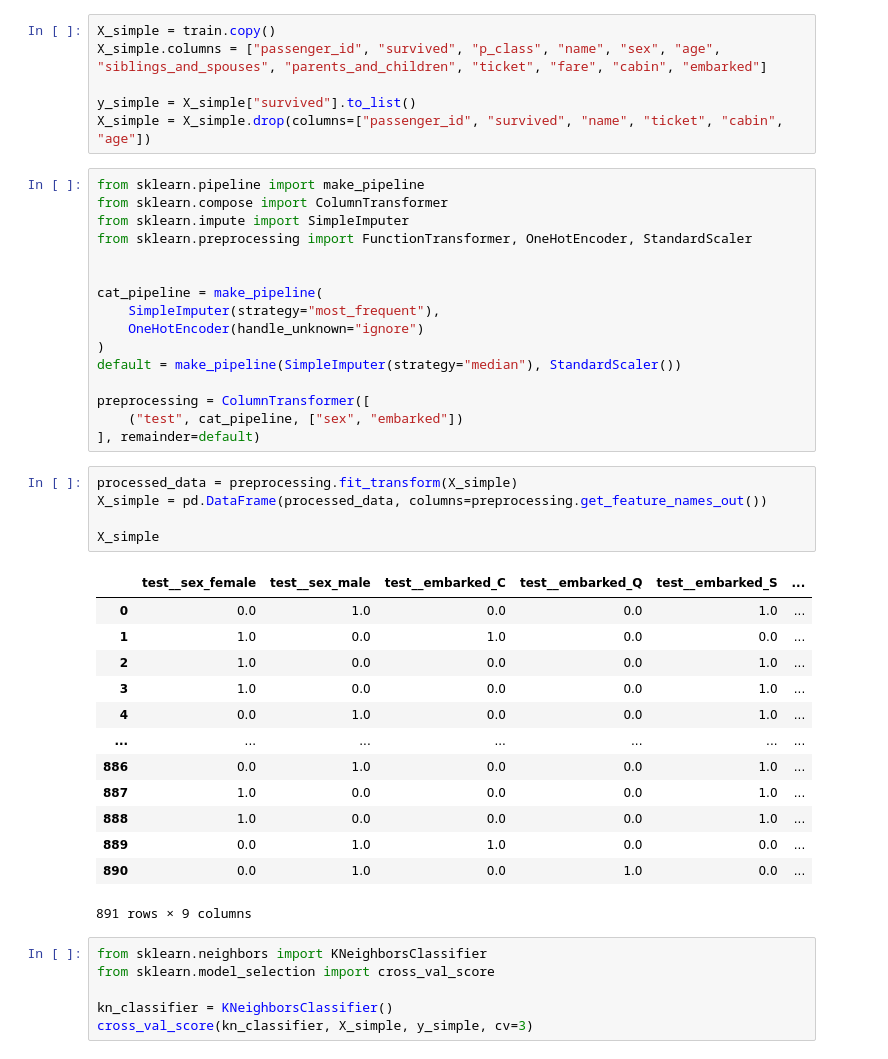
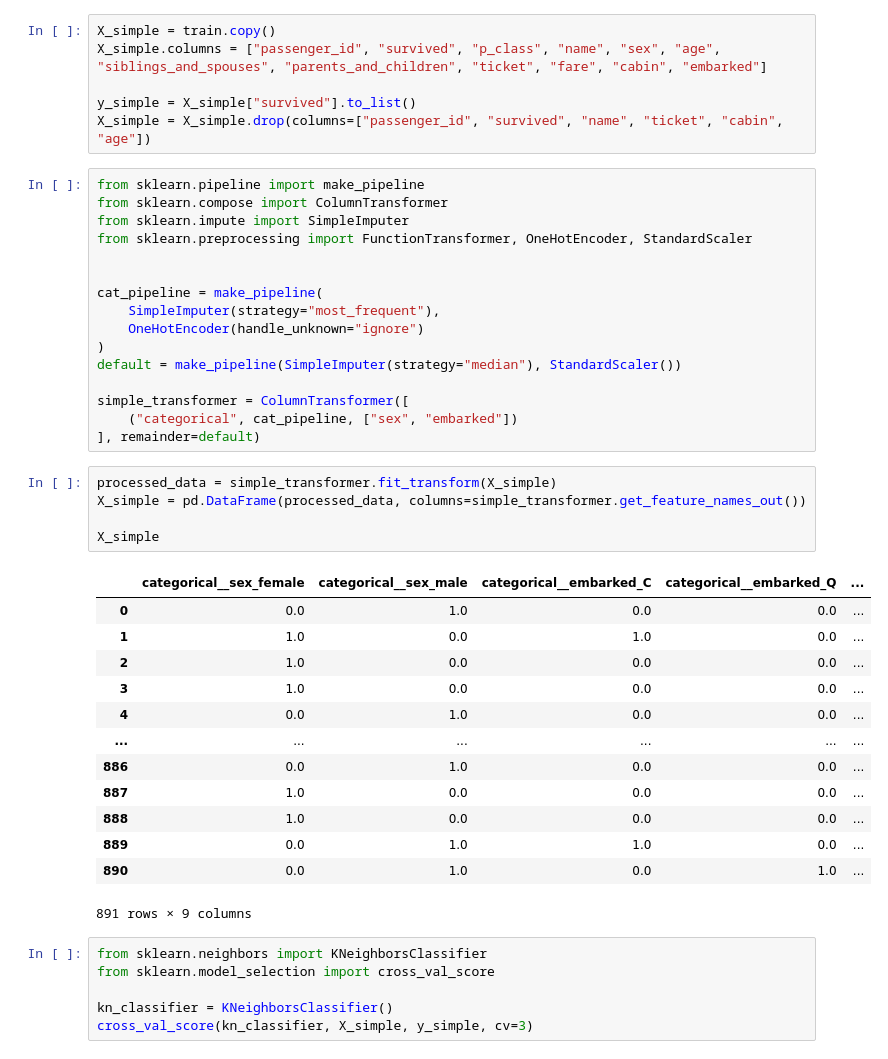
Before and after one commit to ndl284/learning_ml, a Jupyter notebook: notebooks/excercises/Chapter 3 Exercises.ipynb, the cells around one changed output. Saved outputs shown, nothing was run; the diff lists cells and outputs as text.

Commit message:
Update Ch3 Q2
Pipelines for data processing and trying two models.

```diff
--- a/notebooks/excercises/Chapter 3 Exercises.ipynb
+++ b/notebooks/excercises/Chapter 3 Exercises.ipynb
@@ -504,27 +504,27 @@ cat_pipeline = make_pipeline(
 )
 default = make_pipeline(SimpleImputer(strategy="median"), StandardScaler())
 
-preprocessing = ColumnTransformer([
-    ("test", cat_pipeline, ["sex", "embarked"])
+simple_transformer = ColumnTransformer([
+    ("categorical", cat_pipeline, ["sex", "embarked"])
 ], remainder=default)
 # %%
-processed_data = preprocessing.fit_transform(X_simple)
-X_simple = pd.DataFrame(processed_data, columns=preprocessing.get_feature_names_out())
+processed_data = simple_transformer.fit_transform(X_simple)
+X_simple = pd.DataFrame(processed_data, columns=simple_transformer.get_feature_names_out())
 
 X_simple
 # %% [output]
-|  | test__sex_female | test__sex_male | test__embarked_C | test__embarked_Q | test__embarked_S | ... |
-| 0 | 0.0 | 1.0 | 0.0 | 0.0 | 1.0 | ... |
-| 1 | 1.0 | 0.0 | 1.0 | 0.0 | 0.0 | ... |
-| 2 | 1.0 | 0.0 | 0.0 | 0.0 | 1.0 | ... |
-| 3 | 1.0 | 0.0 | 0.0 | 0.0 | 1.0 | ... |
-| 4 | 0.0 | 1.0 | 0.0 | 0.0 | 1.0 | ... |
-| ... | ... | ... | ... | ... | ... | ... |
-| 886 | 0.0 | 1.0 | 0.0 | 0.0 | 1.0 | ... |
-| 887 | 1.0 | 0.0 | 0.0 | 0.0 | 1.0 | ... |
-| 888 | 1.0 | 0.0 | 0.0 | 0.0 | 1.0 | ... |
-| 889 | 0.0 | 1.0 | 1.0 | 0.0 | 0.0 | ... |
-| 890 | 0.0 | 1.0 | 0.0 | 1.0 | 0.0 | ... |
+|  | categorical__sex_female | categorical__sex_male | categorical__embarked_C | categorical__embarked_Q | ... |
+| 0 | 0.0 | 1.0 | 0.0 | 0.0 | ... |
+| 1 | 1.0 | 0.0 | 1.0 | 0.0 | ... |
+| 2 | 1.0 | 0.0 | 0.0 | 0.0 | ... |
+| 3 | 1.0 | 0.0 | 0.0 | 0.0 | ... |
+| 4 | 0.0 | 1.0 | 0.0 | 0.0 | ... |
+| ... | ... | ... | ... | ... | ... |
+| 886 | 0.0 | 1.0 | 0.0 | 0.0 | ... |
+| 887 | 1.0 | 0.0 | 0.0 | 0.0 | ... |
+| 888 | 1.0 | 0.0 | 0.0 | 0.0 | ... |
+| 889 | 0.0 | 1.0 | 1.0 | 0.0 | ... |
+| 890 | 0.0 | 1.0 | 0.0 | 1.0 | ... |
 891 rows × 9 columns
 # %%
 from sklearn.neighbors import KNeighborsClassifier
```
Also changed, not shown: parts of 18 cells of this notebook.
